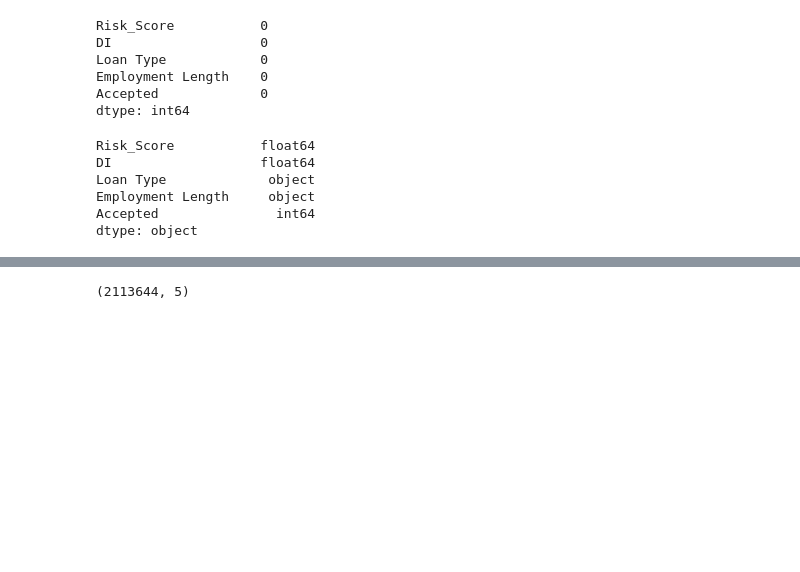
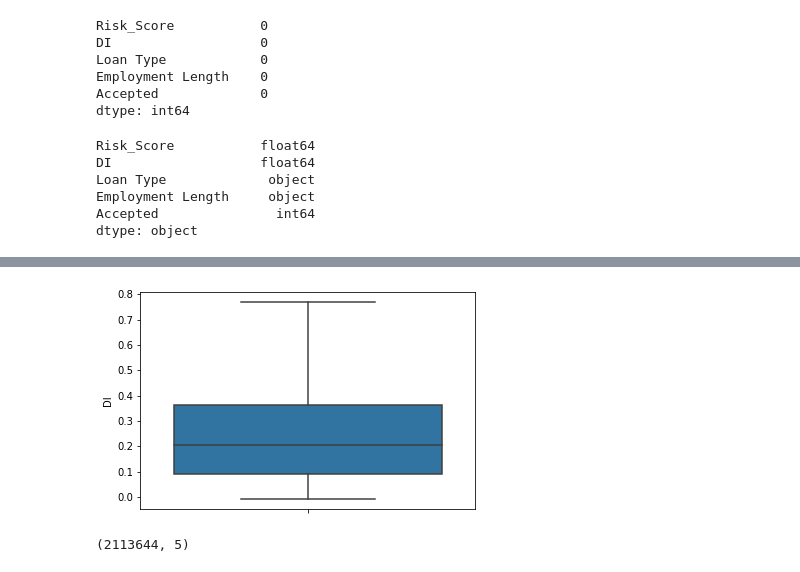
Before and after one commit to Amar-raj-j6380/Lending_Club, a Jupyter notebook: Data/Combo_4_DropNA.ipynb, the cells around one changed output, grey strips where cells are left out. Drawn from its saved outputs; the diff is of its cells as text; code cells hidden in the pictures; blank space fills up the shorter version.

```diff
--- a/Data/Combo_4_DropNA.ipynb
+++ b/Data/Combo_4_DropNA.ipynb
@@ -27,3 +40,7 @@ dtype: object
+# %%
+sns.boxplot(data=rejected_drop, y='DI', showfliers=False);
+# %% [output]
+[figure, added]
 # %%
 accepted_drop = pd.read_csv('Accepted_DropNAs.csv')
 # %%
```
Also changed, not shown: parts of 24 cells of this notebook, 11 other files.
